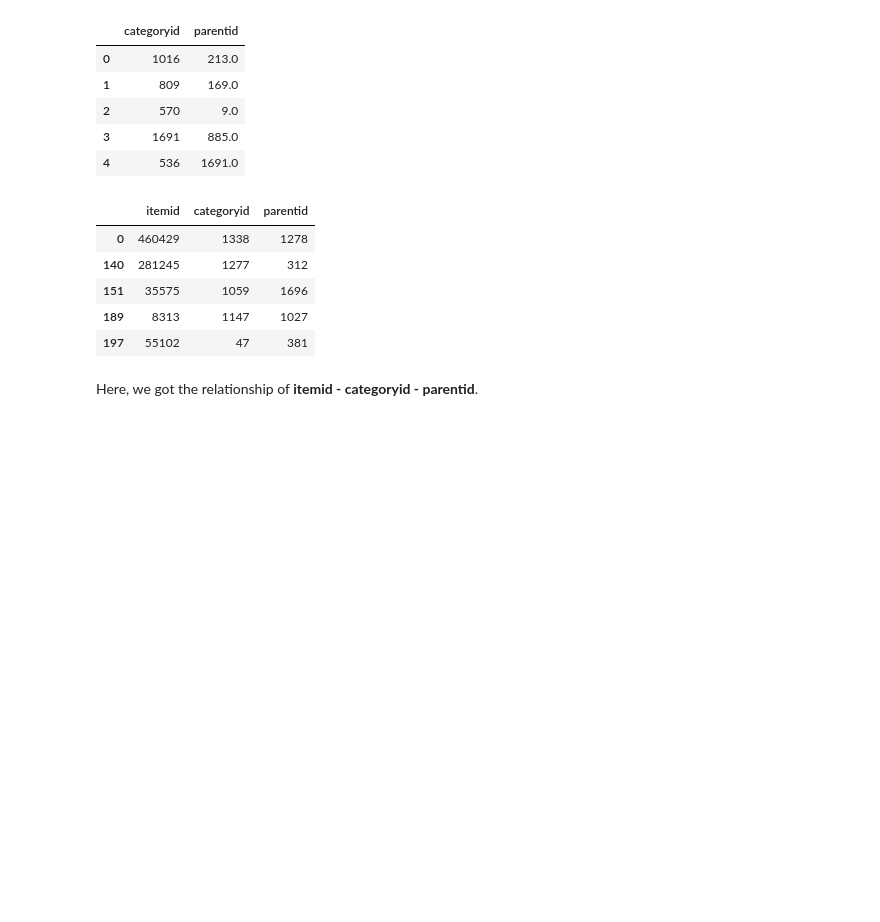
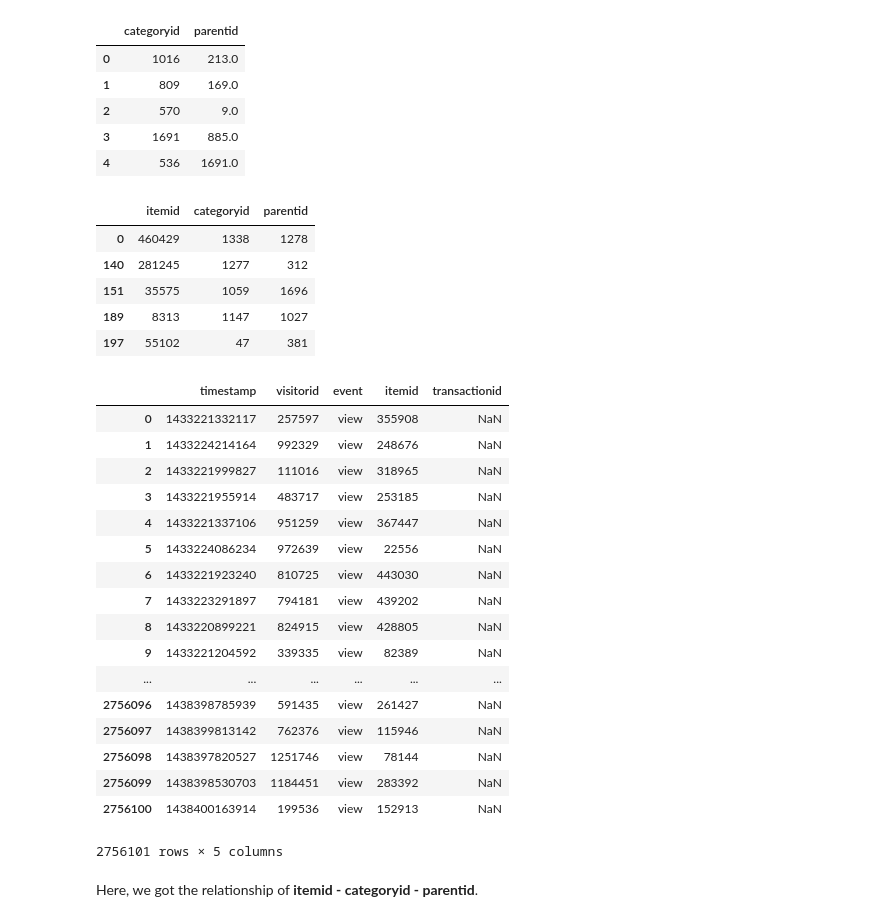
Before and after one commit to oya-oya/skit_hack, a Jupyter notebook: ensemble/tinkering/kernel.ipynb, the cells around one changed output. Drawn from its saved outputs; the diff is of its cells as text; code cells hidden in the pictures; blank space fills up the shorter version.

```diff
--- a/ensemble/tinkering/kernel.ipynb
+++ b/ensemble/tinkering/kernel.ipynb
@@ -292,6 +423,27 @@ item_category.head()
 | 151 | 35575 | 1059 | 1696 |
 | 189 | 8313 | 1147 | 1027 |
 | 197 | 55102 | 47 | 381 |
+# %%
+events.columns
+# %% [output]
+|  | timestamp | visitorid | event | itemid | transactionid |
+| 0 | 1433221332117 | 257597 | view | 355908 | NaN |
+| 1 | 1433224214164 | 992329 | view | 248676 | NaN |
+| 2 | 1433221999827 | 111016 | view | 318965 | NaN |
+| 3 | 1433221955914 | 483717 | view | 253185 | NaN |
+| 4 | 1433221337106 | 951259 | view | 367447 | NaN |
+| 5 | 1433224086234 | 972639 | view | 22556 | NaN |
+| 6 | 1433221923240 | 810725 | view | 443030 | NaN |
+| 7 | 1433223291897 | 794181 | view | 439202 | NaN |
+| 8 | 1433220899221 | 824915 | view | 428805 | NaN |
+| 9 | 1433221204592 | 339335 | view | 82389 | NaN |
+| ... | ... | ... | ... | ... | ... |
+| 2756096 | 1438398785939 | 591435 | view | 261427 | NaN |
+| 2756097 | 1438399813142 | 762376 | view | 115946 | NaN |
+| 2756098 | 1438397820527 | 1251746 | view | 78144 | NaN |
+| 2756099 | 1438398530703 | 1184451 | view | 283392 | NaN |
+| 2756100 | 1438400163914 | 199536 | view | 152913 | NaN |
+2756101 rows × 5 columns
 # %% [markdown]
 Here, we got the relationship of **itemid - categoryid - parentid**.
 # %% [markdown]
```
Also changed, not shown: parts of 35 cells of this notebook, 2 other files.
